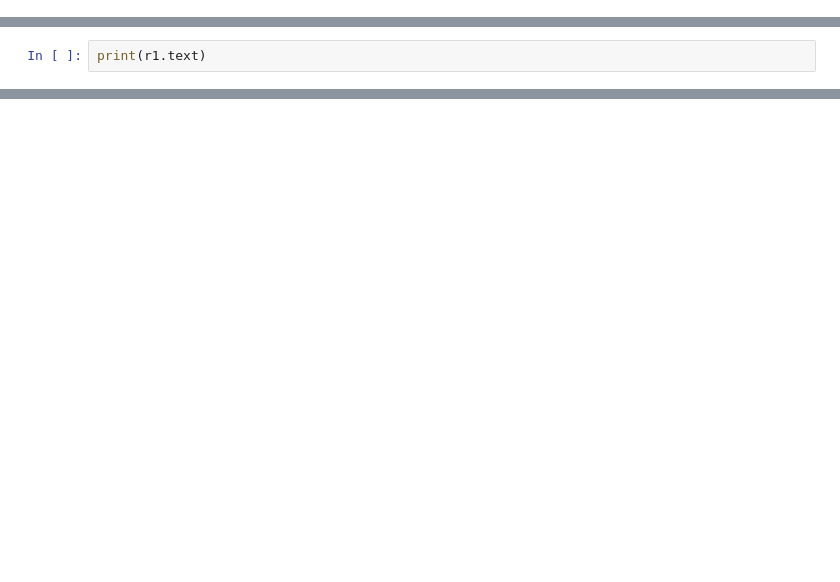
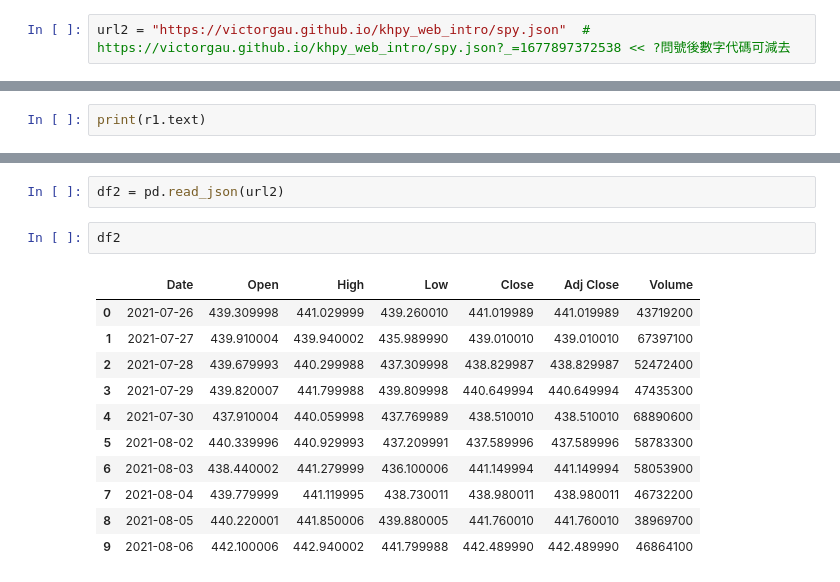
Before and after one commit to taipeihugo/20230205_python_byVictorGau, a Jupyter notebook: 20230304_McCoy.ipynb, the cells around one changed output, grey strips where cells are left out. Drawn from its saved outputs; the diff is of its cells as text; blank space fills up the shorter version.

```diff
--- a/20230304_McCoy.ipynb
+++ b/20230304_McCoy.ipynb
@@ -45 +72,3 @@ url1 = "https://victorgau.github.io/khpy_web_intro/spy_ajax.html"
+# %%
+url2 = "https://victorgau.github.io/khpy_web_intro/spy.json"  # https://victorgau.github.io/khpy_web_intro/spy.json?_=1677897372538 << ?問號後數字代碼可減去
 # %%
@@ -48,0 +102,16 @@ print(r1.text)
+# %%
+df2 = pd.read_json(url2)
+# %%
+df2
+# %% [output]
+|  | Date | Open | High | Low | Close | Adj Close | Volume |
+| 0 | 2021-07-26 | 439.309998 | 441.029999 | 439.260010 | 441.019989 | 441.019989 | 43719200 |
+| 1 | 2021-07-27 | 439.910004 | 439.940002 | 435.989990 | 439.010010 | 439.010010 | 67397100 |
+| 2 | 2021-07-28 | 439.679993 | 440.299988 | 437.309998 | 438.829987 | 438.829987 | 52472400 |
+| 3 | 2021-07-29 | 439.820007 | 441.799988 | 439.809998 | 440.649994 | 440.649994 | 47435300 |
+| 4 | 2021-07-30 | 437.910004 | 440.059998 | 437.769989 | 438.510010 | 438.510010 | 68890600 |
+| 5 | 2021-08-02 | 440.339996 | 440.929993 | 437.209991 | 437.589996 | 437.589996 | 58783300 |
+| 6 | 2021-08-03 | 438.440002 | 441.279999 | 436.100006 | 441.149994 | 441.149994 | 58053900 |
+| 7 | 2021-08-04 | 439.779999 | 441.119995 | 438.730011 | 438.980011 | 438.980011 | 46732200 |
+| 8 | 2021-08-05 | 440.220001 | 441.850006 | 439.880005 | 441.760010 | 441.760010 | 38969700 |
+| 9 | 2021-08-06 | 442.100006 | 442.940002 | 441.799988 | 442.489990 | 442.489990 | 46864100 |
```
Also changed, not shown: parts of 16 cells of this notebook.
